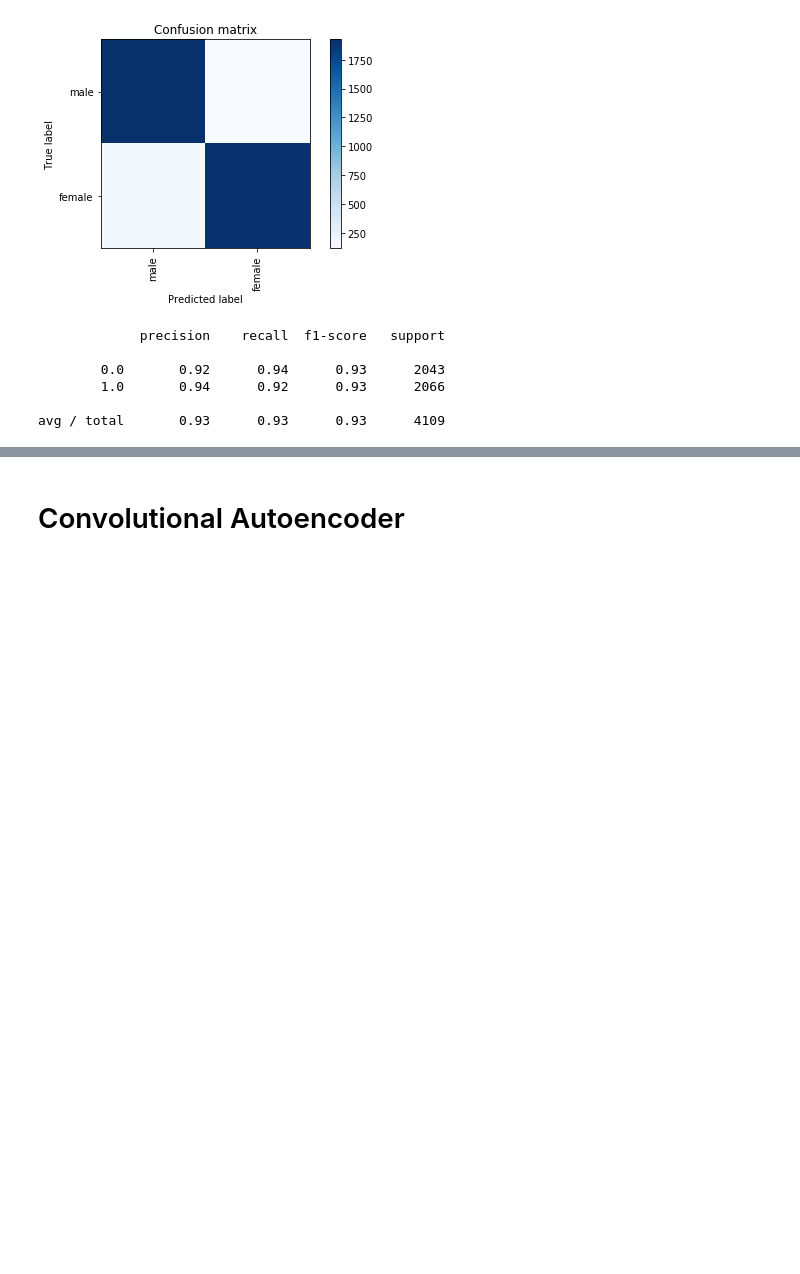
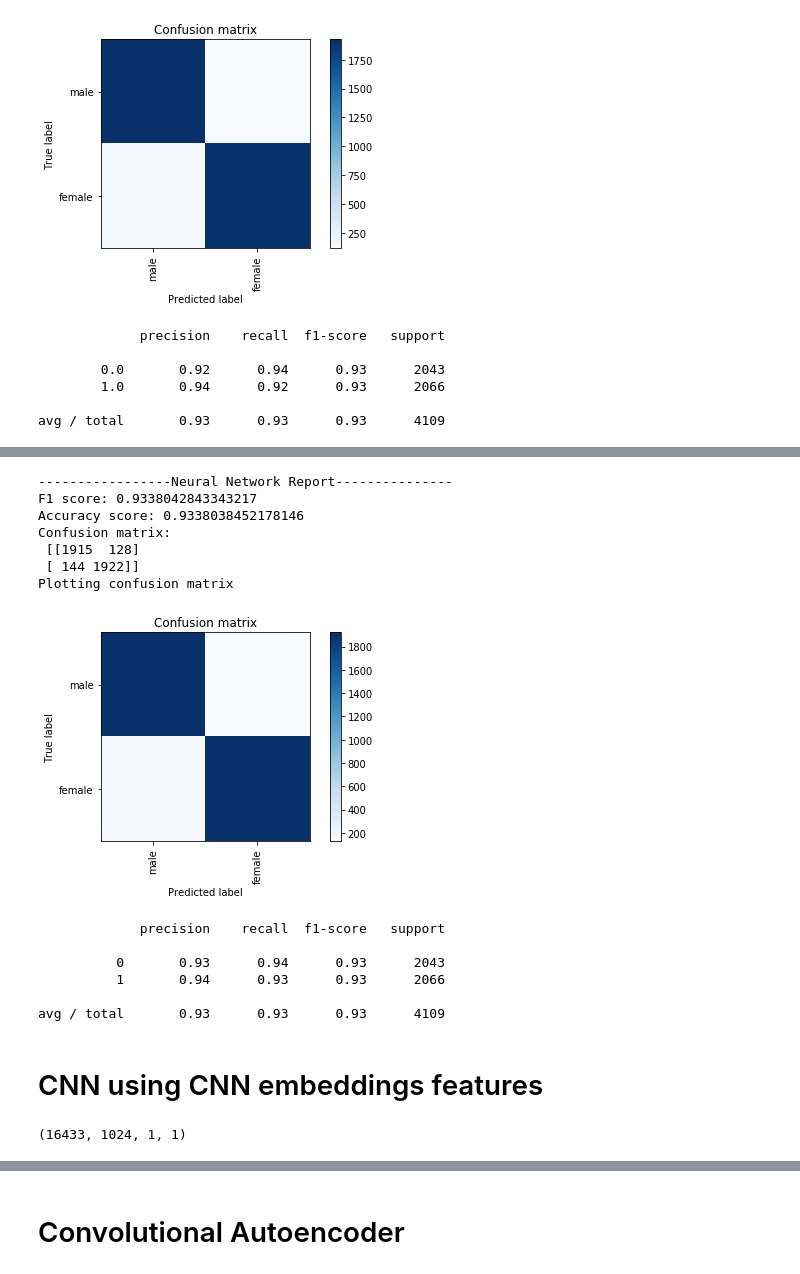
Before and after one commit to hgdangkhoi/Gender-Classification, a Jupyter notebook: Gender Classification.ipynb, the cells around one changed output, grey strips where cells are left out. Drawn from its saved outputs; the diff is of its cells as text; code cells hidden in the pictures; blank space fills up the shorter version.

```diff
--- a/Gender Classification.ipynb
+++ b/Gender Classification.ipynb
@@ -893,0 +739,9 @@ avg / total       0.93      0.93      0.93      4109
+# %%
+start = time.time()
+
+history = model.fit(embedding_features_train,y_train_tf, validation_split=0.2, callbacks=[monitor,checkpointer],verbose=1,epochs=50, batch_size=64, shuffle=True)
+
+end = time.time()
+nn_time = end-start
+print("Total training time is {:0.2f} minute".format(nn_time/60.0))
+model.load_weights("save/nn_with_embedding.hdf5")
@@ -893,0 +777,36 @@ avg / total       0.93      0.93      0.93      4109
+# %%
+nn_with_embedding_pred = model.predict(embedding_features_test)
+nn_with_embedding_pred = np.argmax(nn_with_embedding_pred,axis=1)
+y_true = np.argmax(y_test_tf,axis=1)
+
+nn_with_embedding_f1 = metrics.f1_score(y_true, nn_with_embedding_pred, average= "weighted")
+nn_with_embedding_accuracy = metrics.accuracy_score(y_true, nn_with_embedding_pred)
+nn_with_embedding_cm = metrics.confusion_matrix(y_true, nn_with_embedding_pred)
+print("-----------------Neural Network Report---------------")
+print("F1 score: {}".format(nn_with_embedding_f1))
+print("Accuracy score: {}".format(nn_with_embedding_accuracy))
+print("Confusion matrix: \n", nn_with_embedding_cm)
+print('Plotting confusion matrix')
+
+plt.figure()
+plot_confusion_matrix(nn_with_embedding_cm, ["male", "female"])
+plt.show()
+
+print(metrics.classification_report(y_true, nn_with_embedding_pred))
+# %% [output]
+-----------------Neural Network Report---------------
+F1 score: 0.9338042843343217
+Accuracy score: 0.9338038452178146
+Confusion matrix:
+ [[1915  128]
+ [ 144 1922]]
+Plotting confusion matrix
+[figure, added]
+             precision    recall  f1-score   support
+
+          0       0.93      0.94      0.93      2043
+          1       0.94      0.93      0.93      2066
+
+avg / total       0.93      0.93      0.93      4109
+# %% [markdown]
+# CNN using CNN embeddings features
@@ -893,0 +816,4 @@ avg / total       0.93      0.93      0.93      4109
+# %%
+embedding_features_train_cnn.shape
+# %% [output]
+(16433, 1024, 1, 1)
```
Also changed, not shown: parts of 51 cells of this notebook.
